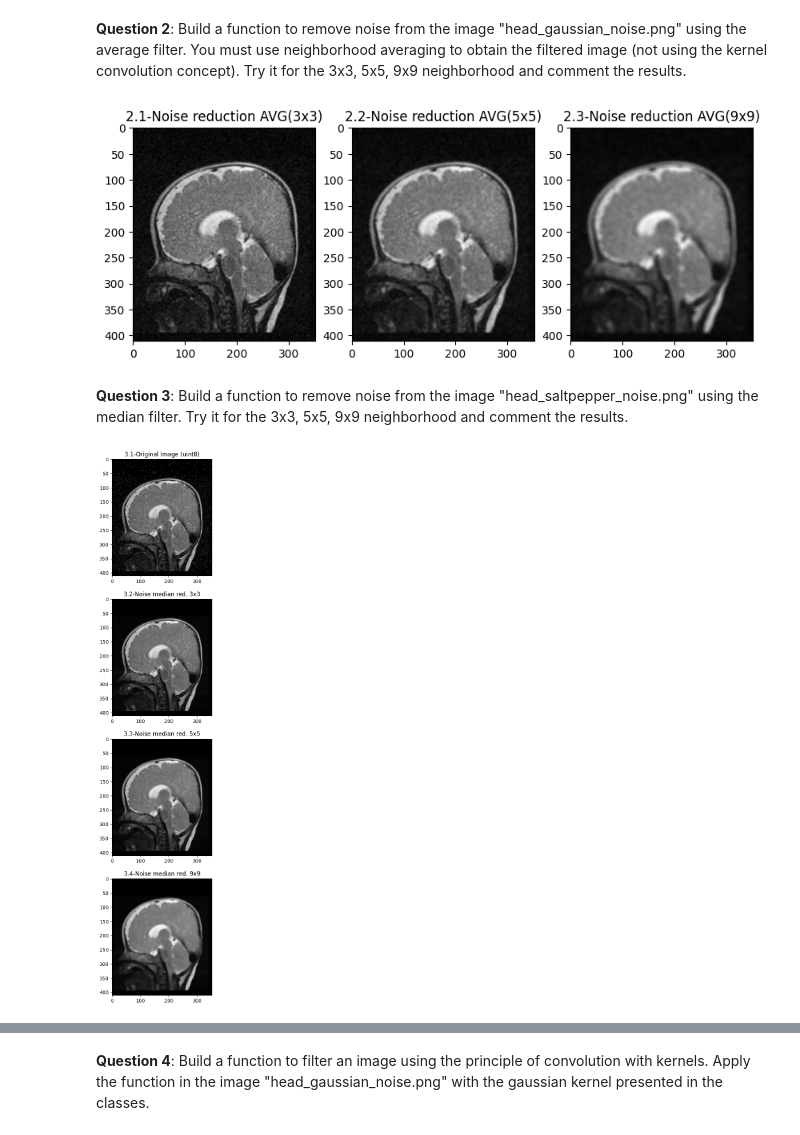
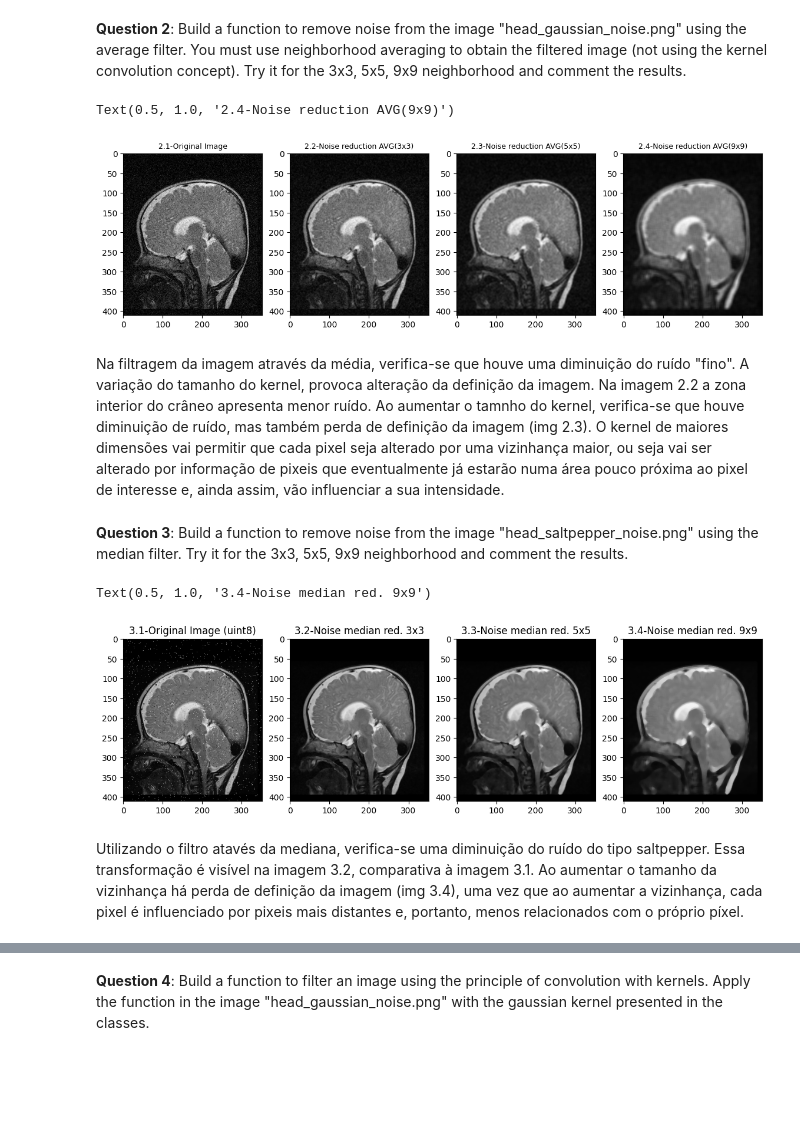
Before and after one commit to a20871/PIB, a Jupyter notebook: Worksheet 3.ipynb, the cells around one changed output, grey strips where cells are left out. Cells and saved outputs as stored; diff of their text form; code cells hidden in the pictures; blank space fills up the shorter version.

```diff
--- a/Worksheet 3.ipynb
+++ b/Worksheet 3.ipynb
@@ -57,21 +57,17 @@ def noise_redux(img,kr):
     #get image size
     (w,h)=img.shape
 
-    #kernel shape and fill with 1/k_size (average)
-    kernel = np.full(shape=(kr, kr),fill_value=1/(kr*kr))
-
     #start new image
     imgT=np.zeros((w+p*2,h+p*2))
-
 
     for i in range(p,w+p):
             for j in range(p,h+p):
                 #get neighbours info
                 neigh=h_pad[i-p:i+p+1,j-p:j+p+1]
-                #multiply image and kernel matrix
-                aux=np.multiply(kernel,neigh)
+                #get mean neighbour
+                aux=np.mean(neigh)
                 #sum result
-                imgT[i,j]=sum(aux)
+                imgT[i,j]=aux
 
     #unpadding result image
     imT= imgT[p:w+p,p:h+p]
@@ -80,17 +76,23 @@ def noise_redux(img,kr):
 # %%
 im_avg3=noise_redux(h_gaussian8,3)
 im_avg5=noise_redux(h_gaussian8,5)
 im_avg9=noise_redux(h_gaussian8,9)
 
-fig, (img1, img2, img3)=matplotlib.pylab.subplots(1,3,figsize=(10,8))
-img1.imshow(im_avg3)
-img1.title.set_text('2.1-Noise reduction AVG(3x3)')
-img2.imshow(im_avg5)
-img2.title.set_text('2.2-Noise reduction AVG(5x5)')
-img3.imshow(im_avg9)
-img3.title.set_text('2.3-Noise reduction AVG(9x9)')
+fig, (img1, img2, img3, img4)=matplotlib.pylab.subplots(1,4,figsize=(14,10))
+
+img1.imshow(h_gaussian8)
+img1.set_title('2.1-Original Image', fontsize=9)
+img2.imshow(im_avg3)
+img2.set_title('2.2-Noise reduction AVG(3x3)', fontsize=9)
+img3.imshow(im_avg5)
+img3.set_title('2.3-Noise reduction AVG(5x5)', fontsize=9)
+img4.imshow(im_avg9)
+img4.set_title('2.4-Noise reduction AVG(9x9)', fontsize=9)
 # %% [output]
+Text(0.5, 1.0, '2.4-Noise reduction AVG(9x9)')
-[figure, old version]
+[figure, new version]
+# %% [markdown]
+Na filtragem da imagem através da média, verifica-se que houve uma diminuição do ruído "fino". A variação do tamanho do kernel, provoca alteração da definição da imagem. Na imagem 2.2 a zona interior do crâneo apresenta menor ruído. Ao aumentar o tamnho do kernel, verifica-se que houve diminuição de ruído, mas também perda de definição da imagem (img 2.3). O kernel de maiores dimensões vai permitir que cada pixel seja alterado por uma vizinhança maior, ou seja vai ser alterado por informação de pixeis que eventualmente já estarão numa área pouco próxima ao pixel de interesse e, ainda assim, vão influenciar a sua intensidade.
 # %% [markdown]
 **Question 3**: Build a function to remove noise from the image "head_saltpepper_noise.png" using the median filter. Try it for the 3x3, 5x5, 9x9 neighborhood and comment the results.
 # %%
@@ -121,16 +119,19 @@ im3=noise_redux_median(h_saltpepper8,3)
 im5=noise_redux_median(h_saltpepper8,5)
 im9=noise_redux_median(h_saltpepper8,9)
 
-fig, (img1, img2, img3, img4)=matplotlib.pylab.subplots(4,1,figsize=(24,20))
+fig, (img1, img2, img3, img4)=matplotlib.pylab.subplots(1,4,figsize=(14,10))
 img1.imshow(h_saltpepper8)
 img1.title.set_text('3.1-Original Image (uint8)')
 img2.imshow(im3)
-img2.title.set_text('3.2-Noise median red. 3x3')
+img2.set_title('3.2-Noise median red. 3x3')
 img3.imshow(im5)
-img3.title.set_text('3.3-Noise median red. 5x5')
+img3.set_title('3.3-Noise median red. 5x5')
 img4.imshow(im9)
-img4.title.set_text('3.4-Noise median red. 9x9')
+img4.set_title('3.4-Noise median red. 9x9')
 # %% [output]
+Text(0.5, 1.0, '3.4-Noise median red. 9x9')
-[figure, old version]
+[figure, new version]
+# %% [markdown]
+Utilizando o filtro atavés da mediana, verifica-se uma diminuição do ruído do tipo saltpepper. Essa transformação é visível na imagem 3.2, comparativa à imagem 3.1. Ao aumentar o tamanho da vizinhança há perda de definição da imagem (img 3.4), uma vez que ao aumentar a vizinhança, cada pixel é influenciado por pixeis mais distantes e, portanto, menos relacionados com o próprio píxel.
 # %%
 #comparar com média
```
Also changed, not shown: parts of 5 cells of this notebook.
